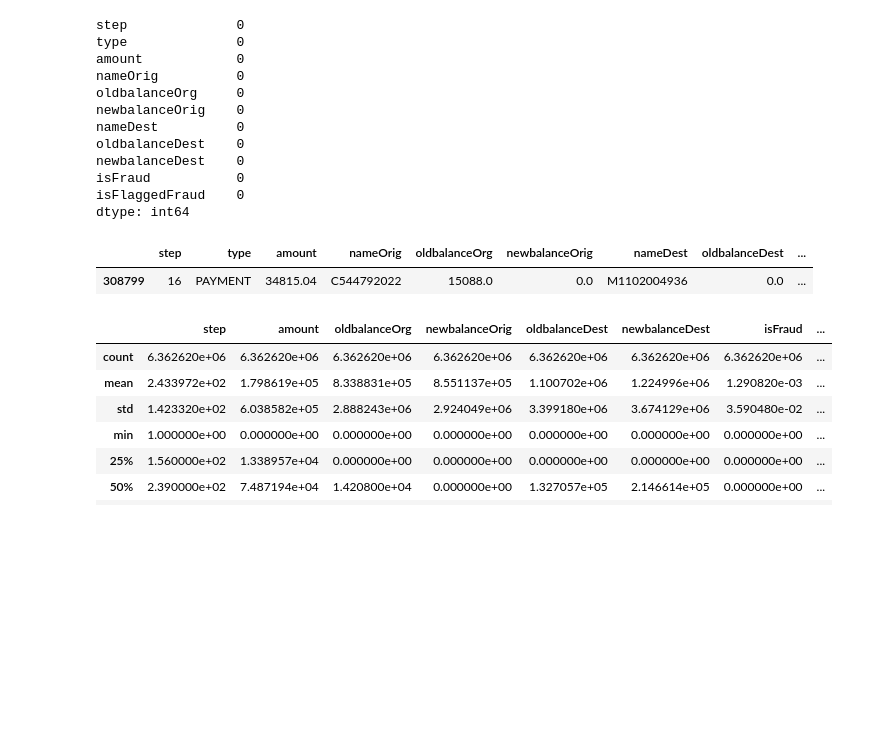
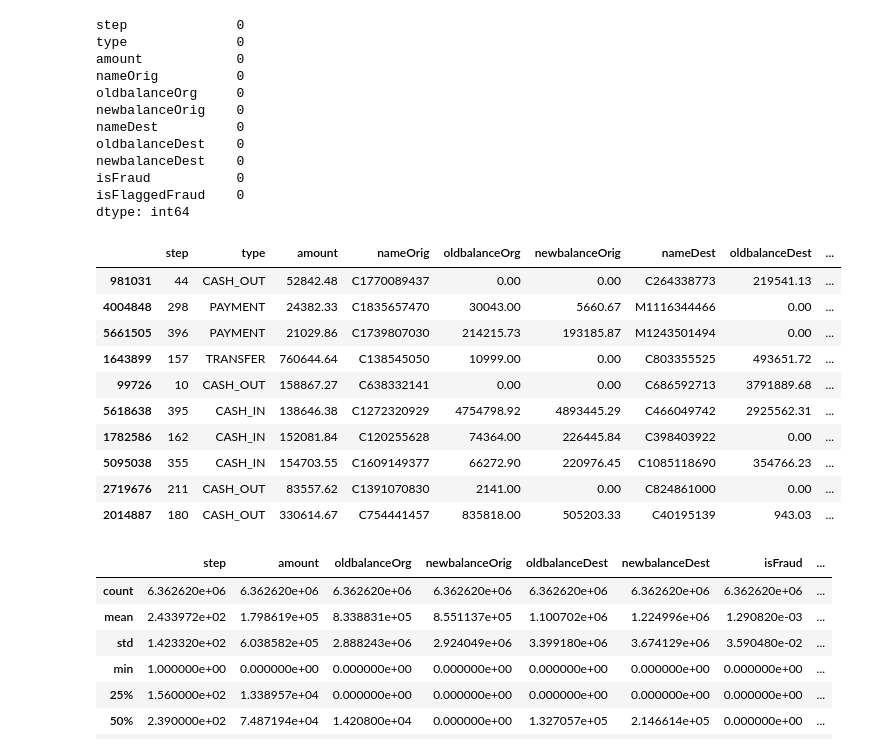
Before and after one commit to vitthalbulbule/FraudTransactionDetection, a Jupyter notebook: fraud.ipynb, the cells around one changed output. Cells and saved outputs as stored; diff of their text form; code cells hidden in the pictures; blank space fills up the shorter version.

```diff
--- a/fraud.ipynb
+++ b/fraud.ipynb
@@ -34,10 +50,19 @@ isFraud           0
 isFlaggedFraud    0
 dtype: int64
 # %%
-df.sample()
+df.sample(10)
 # %% [output]
 |  | step | type | amount | nameOrig | oldbalanceOrg | newbalanceOrig | nameDest | oldbalanceDest | ... |
-| 308799 | 16 | PAYMENT | 34815.04 | C544792022 | 15088.0 | 0.0 | M1102004936 | 0.0 | ... |
+| 981031 | 44 | CASH_OUT | 52842.48 | C1770089437 | 0.00 | 0.00 | C264338773 | 219541.13 | ... |
+| 4004848 | 298 | PAYMENT | 24382.33 | C1835657470 | 30043.00 | 5660.67 | M1116344466 | 0.00 | ... |
+| 5661505 | 396 | PAYMENT | 21029.86 | C1739807030 | 214215.73 | 193185.87 | M1243501494 | 0.00 | ... |
+| 1643899 | 157 | TRANSFER | 760644.64 | C138545050 | 10999.00 | 0.00 | C803355525 | 493651.72 | ... |
+| 99726 | 10 | CASH_OUT | 158867.27 | C638332141 | 0.00 | 0.00 | C686592713 | 3791889.68 | ... |
+| 5618638 | 395 | CASH_IN | 138646.38 | C1272320929 | 4754798.92 | 4893445.29 | C466049742 | 2925562.31 | ... |
+| 1782586 | 162 | CASH_IN | 152081.84 | C120255628 | 74364.00 | 226445.84 | C398403922 | 0.00 | ... |
+| 5095038 | 355 | CASH_IN | 154703.55 | C1609149377 | 66272.90 | 220976.45 | C1085118690 | 354766.23 | ... |
+| 2719676 | 211 | CASH_OUT | 83557.62 | C1391070830 | 2141.00 | 0.00 | C824861000 | 0.00 | ... |
+| 2014887 | 180 | CASH_OUT | 330614.67 | C754441457 | 835818.00 | 505203.33 | C40195139 | 943.03 | ... |
 # %%
 df.describe()
 # %% [output]
```
Also changed, not shown: parts of 11 cells of this notebook.
